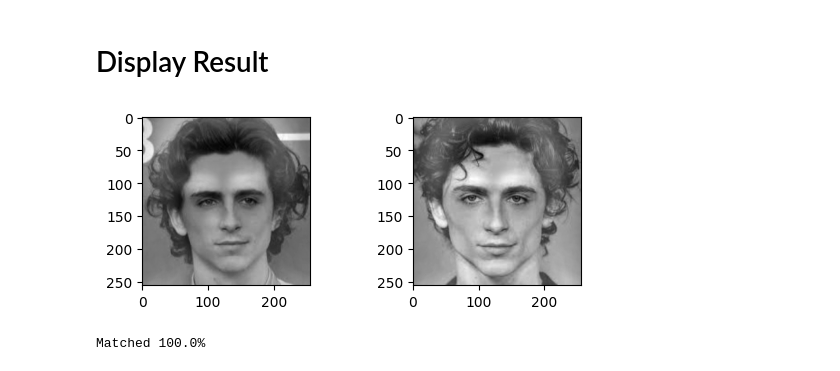
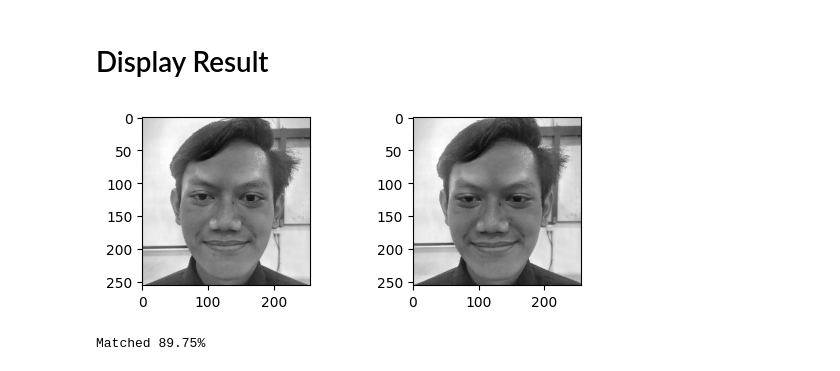
Before and after one commit to Mehmed13/Algeo02-21044, a Jupyter notebook: src/main.ipynb, the cells around one changed output. Drawn from its saved outputs; the diff is of its cells as text; code cells hidden in the pictures.

```diff
--- a/src/main.ipynb
+++ b/src/main.ipynb
@@ -69,7 +69,7 @@ processed_image = calculate_weight(
     eigenfaces, normalized_images_sorted, path_sorted)
 
 # bagian test
-test_image = load_image("../test/Test/download (1).jpg")
+test_image = load_image("../test/Test/IMG_5737.jpg")
 
 normalized_test = test_image - mean
 
@@ -77,38 +77,43 @@ weight = []
 
 for eigenface in eigenfaces:
     combination = eigenface.T @ normalized_test
     weight.append(combination)
 
 result = []
 
 for image in processed_image:
-    distance = np.sqrt(np.power(np.array(image["weight"] - weight), 2).sum())
-    result.append(distance)
+    divider = np.sqrt(np.power(np.array(image['weight']), 2).sum())
+    distance = np.sqrt(np.power(np.array((image["weight"] - weight)/divider), 2).sum())
+    # divider =
 
-divisor =math.sqrt(np.power(np.array(result), 2).sum())
-    # normalize result
-result = [1-(a/divisor) for a in result]
+    result.append(1/(1+distance))
+    # result.append(1-distance/divider)
+
+# maxweight = max(result)
+# divisor = math.sqrt(np.power(np.array(normalized_test), 2).sum())
+# # normalize result
+# result = [1-(a/divisor) for a in result]
 ret = max(result)
 
-if ret>=0.5:
+if ret>=0.75:
     idx = result.index(ret)
     matched_image = processed_image[idx]
     closest_image_path = matched_image['path']
     plt.subplot(2, 2, 1)
     plt.imshow(normalized_test.reshape((256, 256)), cmap='gray')
     plt.subplot(2, 2, 2)
     plt.imshow(matched_image["normalized_image"].reshape((256, 256)), cmap='gray')
     plt.show()
     print("Matched "+str(round(ret*100, 2))+"%")
 else:
     print("No match!")
 # minweight = min(result)
 
 # idx = result.index(minweight)
 
 # matched_image = processed_image[idx]
 
 # print(f"Got path: {matched_image['path']}")
 # %% [output]
-[figure, old version]
+[figure, new version]
-Matched 100.0%
+Matched 89.75%
```
Also changed, not shown: parts of 4 cells of this notebook, 45 other files.
